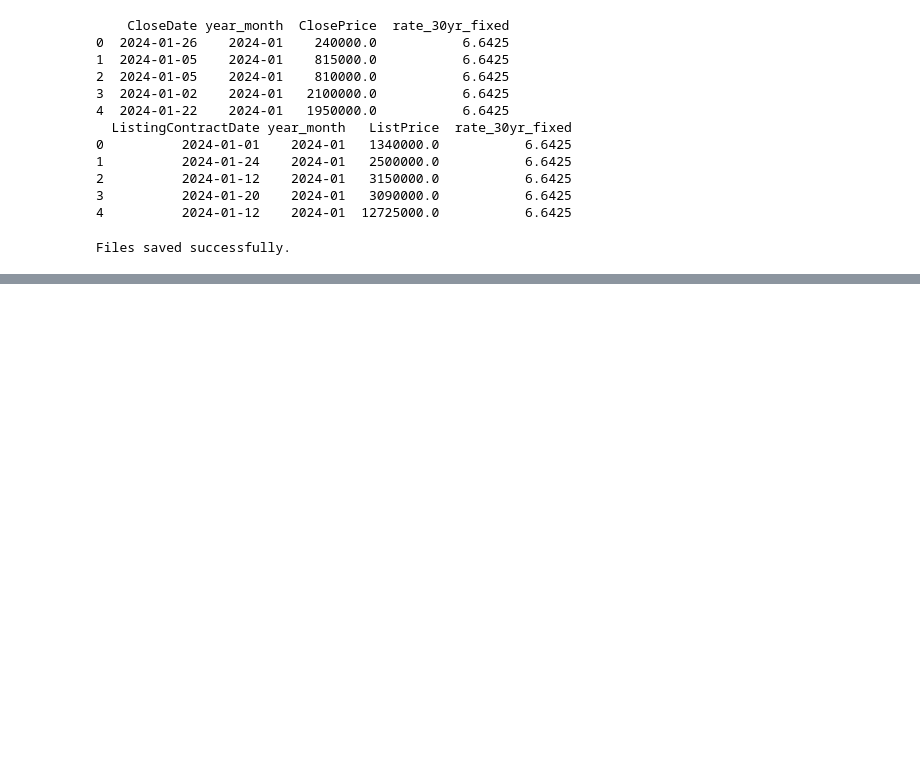
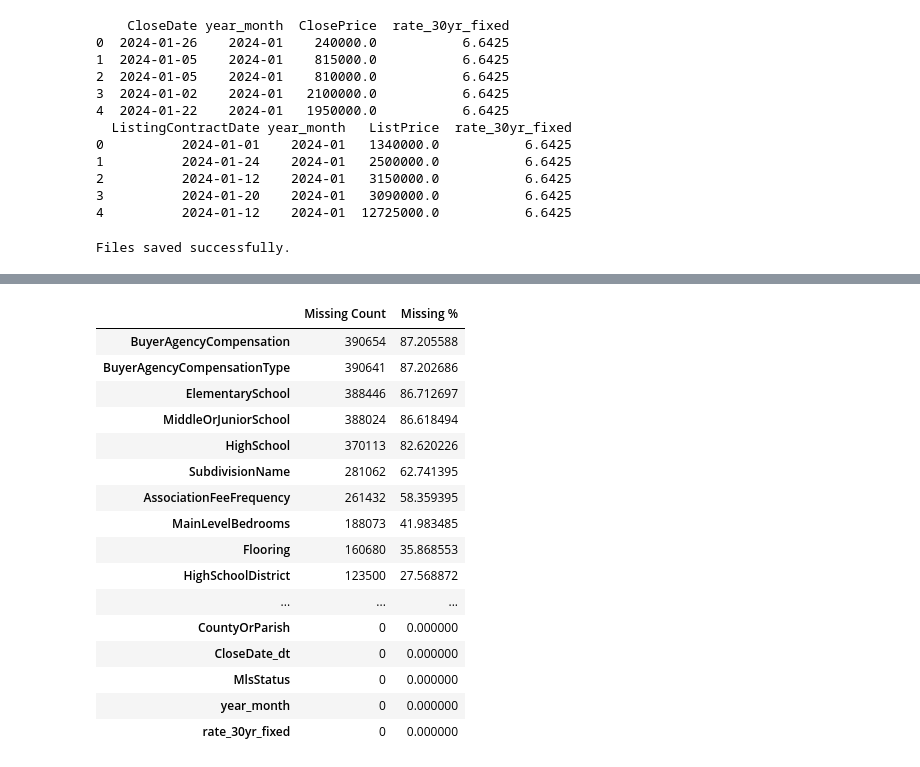
Before and after one commit to rsm-hstseng/IDXExchange-summer-da49, a Jupyter notebook: EDA.ipynb, the cells around one changed output, grey strips where cells are left out. Saved outputs shown, nothing was run; the diff lists cells and outputs as text; code cells hidden in the pictures; blank space fills up the shorter version.

```diff
--- a/EDA.ipynb
+++ b/EDA.ipynb
@@ -1177,0 +1176,23 @@ Files saved successfully.
+# %%
+# Convert date fields to datetime format
+# sold
+date_columns = [
+    "CloseDate",
+    "PurchaseContractDate",
+    "ListingContractDate",
+    "ContractStatusChangeDate",
+]
+
+for col in date_columns:
+    if col in sold_market_df_with_rates.columns:
+        sold_market_df_with_rates[col] = pd.to_datetime(
+            sold_market_df_with_rates[col], errors="coerce"
+        )
+# listing
+for col in date_columns:
+    if col in listing_market_df_with_rates.columns:
+        listing_market_df_with_rates[col] = pd.to_datetime(
+            listing_market_df_with_rates[col], errors="coerce"
+        )
+print(sold_market_df_with_rates[date_columns].dtypes)
+print(listing_market_df_with_rates[date_columns].dtypes)
@@ -1177,0 +1232,30 @@ Files saved successfully.
+# %%
+# Handle Missing Value
+# sold
+missing_summary = pd.DataFrame(
+    {
+        "Missing Count": sold_market_df_with_rates.isna().sum(),
+        "Missing %": sold_market_df_with_rates.isna().mean() * 100,
+    }
+)
+
+missing_summary = missing_summary.sort_values("Missing %", ascending=False)
+missing_summary
+# %% [output]
+|  | Missing Count | Missing % |
+| BuyerAgencyCompensation | 390654 | 87.205588 |
+| BuyerAgencyCompensationType | 390641 | 87.202686 |
+| ElementarySchool | 388446 | 86.712697 |
+| MiddleOrJuniorSchool | 388024 | 86.618494 |
+| HighSchool | 370113 | 82.620226 |
+| SubdivisionName | 281062 | 62.741395 |
+| AssociationFeeFrequency | 261432 | 58.359395 |
+| MainLevelBedrooms | 188073 | 41.983485 |
+| Flooring | 160680 | 35.868553 |
+| HighSchoolDistrict | 123500 | 27.568872 |
+| ... | ... | ... |
+| CountyOrParish | 0 | 0.000000 |
+| CloseDate_dt | 0 | 0.000000 |
+| MlsStatus | 0 | 0.000000 |
+| year_month | 0 | 0.000000 |
+| rate_30yr_fixed | 0 | 0.000000 |
```
Also changed, not shown: parts of 28 cells of this notebook.
